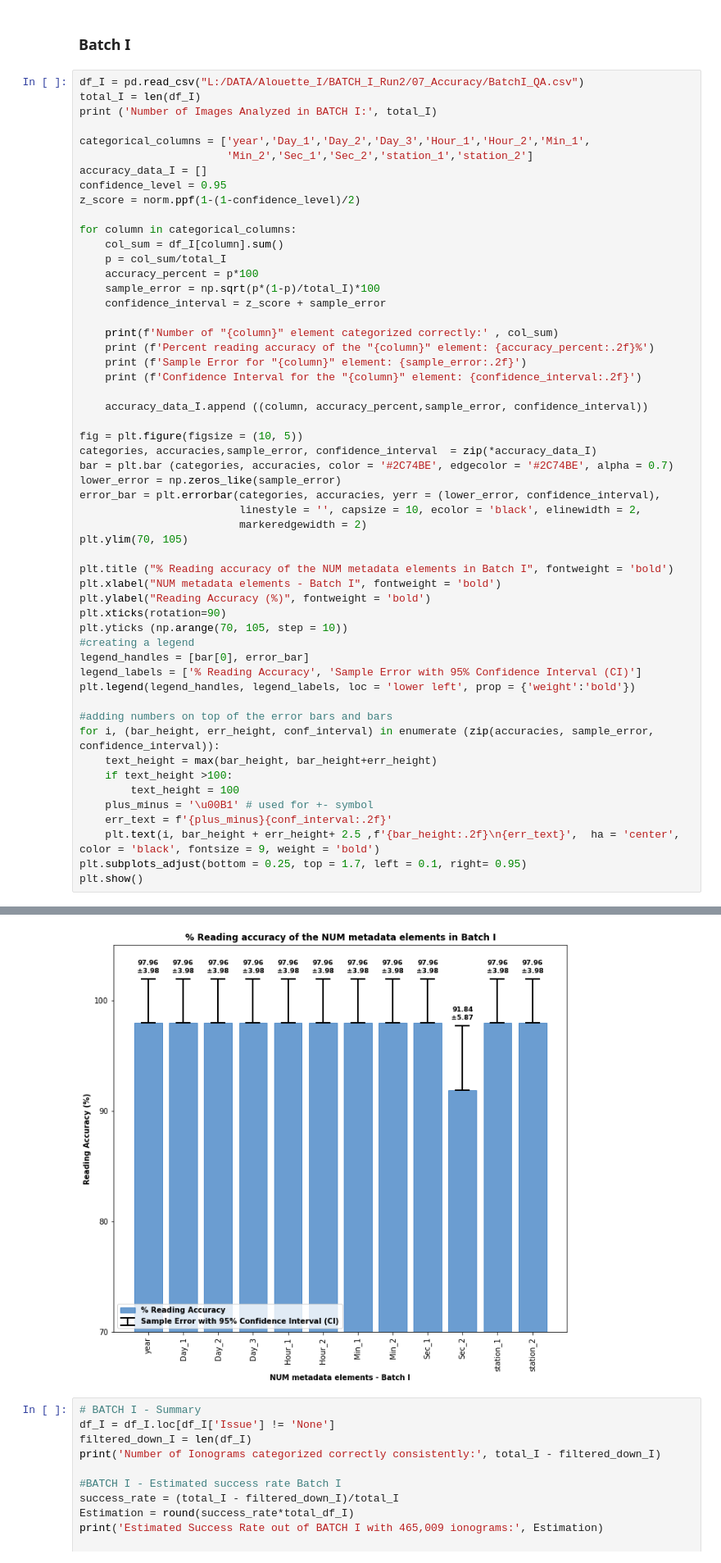
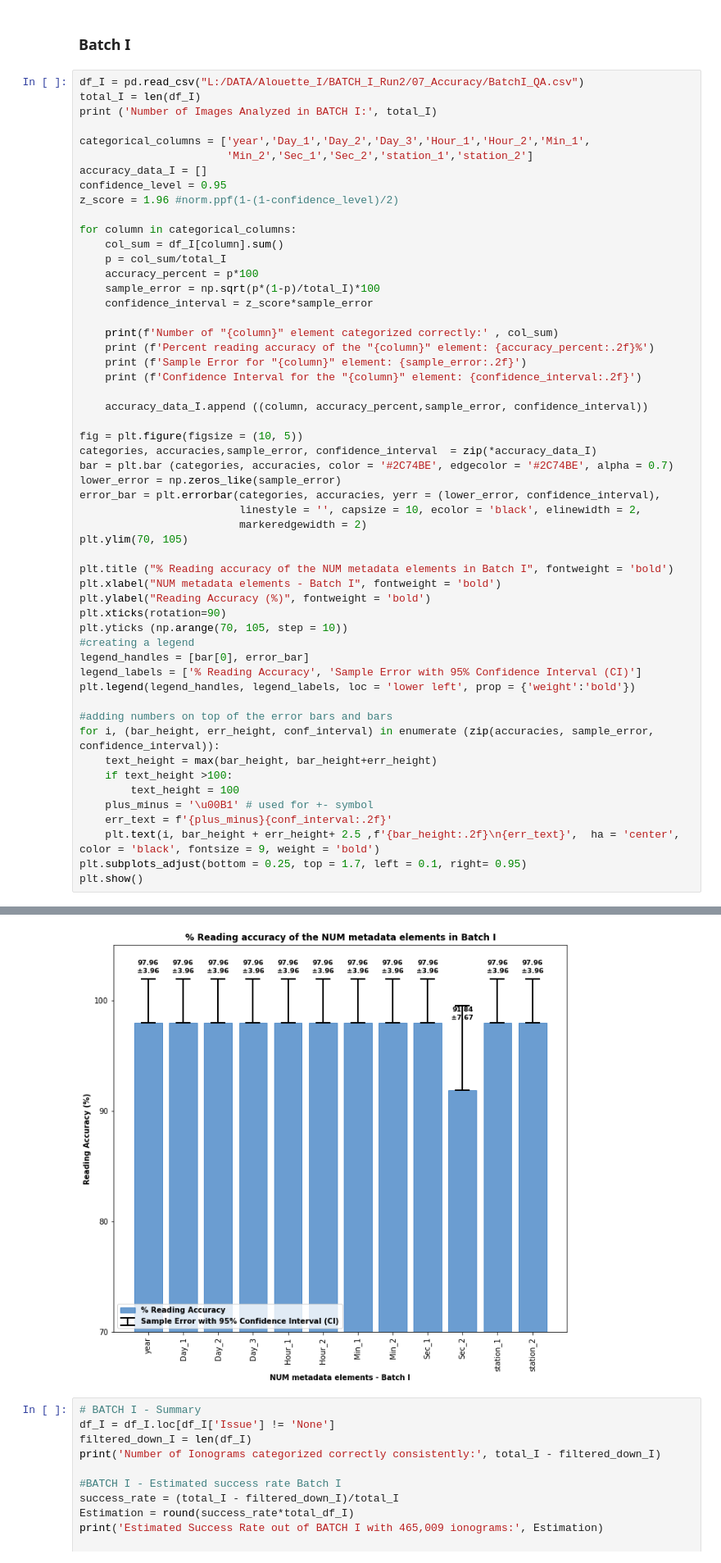
Before and after one commit to asc-csa/Alouette_ISIS_extract, a Jupyter notebook: code/C_Overall Metadata Reading Accuracy for Alouette-1.ipynb, the cells around one changed output, grey strips where cells are left out. Shown at 82% size. Saved outputs shown, nothing was run; the diff lists cells and outputs as text.

```diff
--- a/code/C_Overall Metadata Reading Accuracy for Alouette-1.ipynb
+++ b/code/C_Overall Metadata Reading Accuracy for Alouette-1.ipynb
@@ -47,14 +47,14 @@ categorical_columns = ['year','Day_1','Day_2','Day_3','Hour_1','Hour_2','Min_1',
                        'Min_2','Sec_1','Sec_2','station_1','station_2']
 accuracy_data_I = []
 confidence_level = 0.95
-z_score = norm.ppf(1-(1-confidence_level)/2)
+z_score = 1.96 #norm.ppf(1-(1-confidence_level)/2)
 
 for column in categorical_columns:
     col_sum = df_I[column].sum()
     p = col_sum/total_I
     accuracy_percent = p*100
     sample_error = np.sqrt(p*(1-p)/total_I)*100
-    confidence_interval = z_score + sample_error
+    confidence_interval = z_score*sample_error
 
     print(f'Number of "{column}" element categorized correctly:' , col_sum)
     print (f'Percent reading accuracy of the "{column}" element: {accuracy_percent:.2f}%')
@@ -113,4 +113,4 @@ Confidence Interval for the "station_2" element: 3.98
-[figure, old version]
+[figure, new version]
 # %%
 # BATCH I - Summary
 df_I = df_I.loc[df_I['Issue'] != 'None']
```
Also changed, not shown: parts of 4 cells of this notebook.
